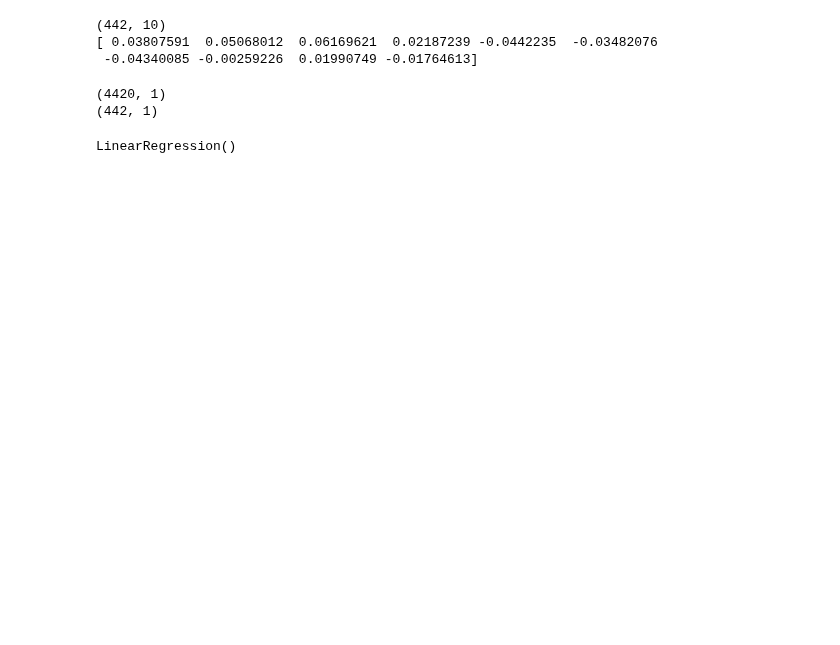
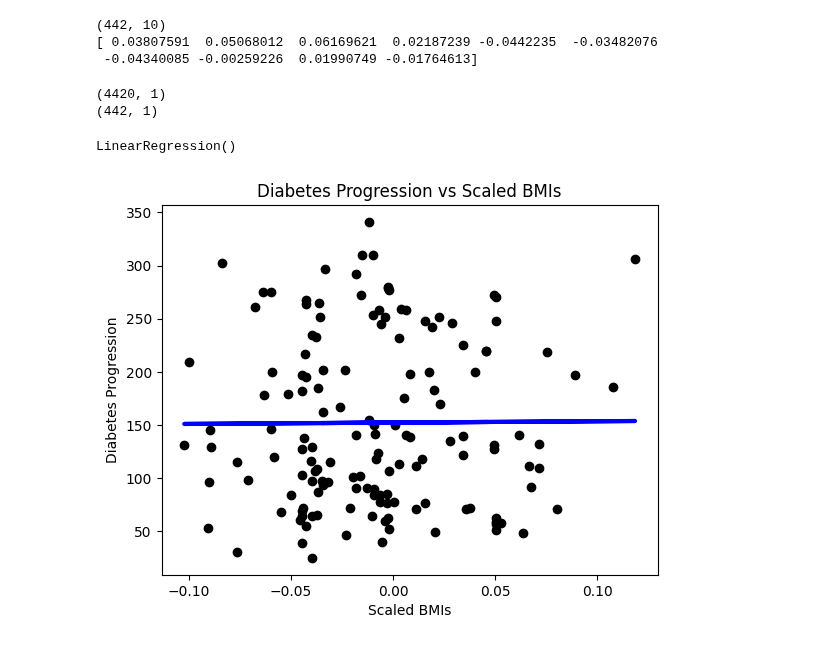
Before and after one commit to usmanmasud/ML-For-Beginners, a Jupyter notebook: 2-Regression/1-Tools/notebook.ipynb, the cells around one changed output. Saved outputs shown, nothing was run; the diff lists cells and outputs as text; code cells hidden in the pictures; blank space fills up the shorter version.

Commit message:
make prediction

```diff
--- a/2-Regression/1-Tools/notebook.ipynb
+++ b/2-Regression/1-Tools/notebook.ipynb
@@ -33,3 +33,22 @@ model = linear_model.LinearRegression()
 model.fit(x_train,y_train)
 # %% [output]
 LinearRegression()
+# %%
+#make predictions using the model
+y_pred = model.predict(x_test)
+# %%
+#Create a scatter plot of the data
+plt.scatter(x_test,y_test, color='black')
+
+#plot the predictions
+plt.plot(x_test, y_pred, color='blue', linewidth=3)
+
+# Add labels and title
+plt.xlabel('Scaled BMIs')
+plt.ylabel('Diabetes Progression')
+plt.title('Diabetes Progression vs Scaled BMIs')
+
+#Draw the plot
+plt.show()
+# %% [output]
+[figure, added]
```
